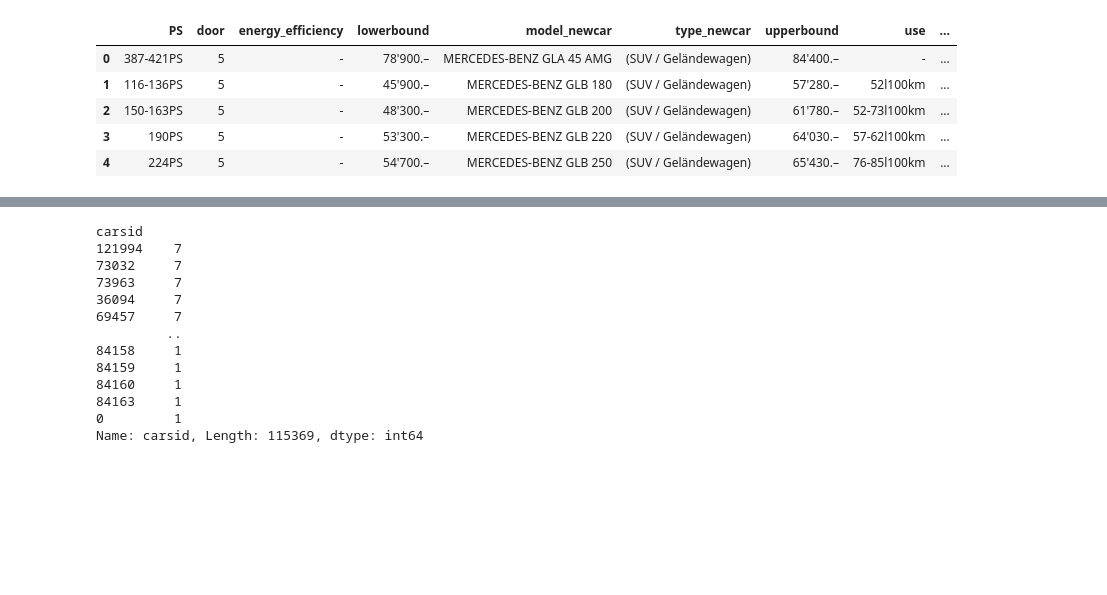
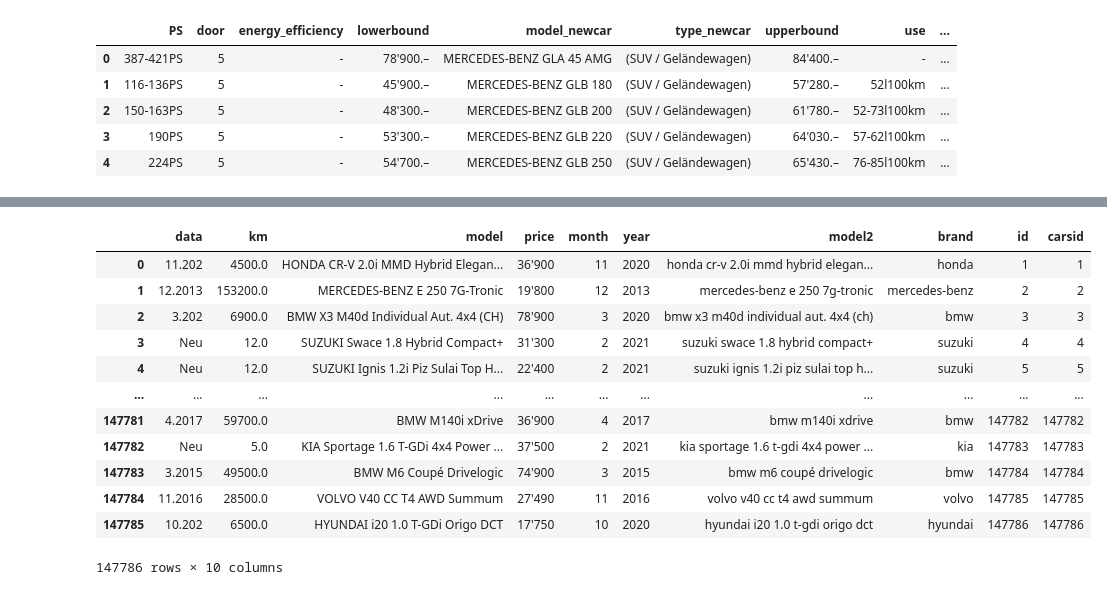
Before and after one commit to JanRuffian/WebScraping_Scout24, a Jupyter notebook: WebScraping.ipynb, the cells around one changed output, grey strips where cells are left out. Saved outputs shown, nothing was run; the diff lists cells and outputs as text; code cells hidden in the pictures; blank space fills up the shorter version.

```diff
--- a/WebScraping.ipynb
+++ b/WebScraping.ipynb
@@ -249,16 +230,16 @@ id_list = pd.DataFrame({'carsid' : key2,
-# %%
-group = id_list.groupby("carsid")['carsid'].agg("count").sort_values(ascending=False)
-# %% [output]
-carsid
-121994    7
-73032     7
-73963     7
-36094     7
-69457     7
-         ..
-84158     1
-84159     1
-84160     1
-84163     1
-0         1
-Name: carsid, Length: 115369, dtype: int64
+# %%
+cars.head()
+# %% [output]
+|  | data | km | model | price | month | year | model2 | brand | id | carsid |
+| 0 | 11.202 | 4500.0 | HONDA CR-V 2.0i MMD Hybrid Elegan... | 36'900 | 11 | 2020 | honda cr-v 2.0i mmd hybrid elegan... | honda | 1 | 1 |
+| 1 | 12.2013 | 153200.0 | MERCEDES-BENZ E 250 7G-Tronic | 19'800 | 12 | 2013 | mercedes-benz e 250 7g-tronic | mercedes-benz | 2 | 2 |
+| 2 | 3.202 | 6900.0 | BMW X3 M40d Individual Aut. 4x4 (CH) | 78'900 | 3 | 2020 | bmw x3 m40d individual aut. 4x4 (ch) | bmw | 3 | 3 |
+| 3 | Neu | 12.0 | SUZUKI Swace 1.8 Hybrid Compact+ | 31'300 | 2 | 2021 | suzuki swace 1.8 hybrid compact+ | suzuki | 4 | 4 |
+| 4 | Neu | 12.0 | SUZUKI Ignis 1.2i Piz Sulai Top H... | 22'400 | 2 | 2021 | suzuki ignis 1.2i piz sulai top h... | suzuki | 5 | 5 |
+| ... | ... | ... | ... | ... | ... | ... | ... | ... | ... | ... |
+| 147781 | 4.2017 | 59700.0 | BMW M140i xDrive | 36'900 | 4 | 2017 | bmw m140i xdrive | bmw | 147782 | 147782 |
+| 147782 | Neu | 5.0 | KIA Sportage 1.6 T-GDi 4x4 Power ... | 37'500 | 2 | 2021 | kia sportage 1.6 t-gdi 4x4 power ... | kia | 147783 | 147783 |
+| 147783 | 3.2015 | 49500.0 | BMW M6 Coupé Drivelogic | 74'900 | 3 | 2015 | bmw m6 coupé drivelogic | bmw | 147784 | 147784 |
+| 147784 | 11.2016 | 28500.0 | VOLVO V40 CC T4 AWD Summum | 27'490 | 11 | 2016 | volvo v40 cc t4 awd summum | volvo | 147785 | 147785 |
+| 147785 | 10.202 | 6500.0 | HYUNDAI i20 1.0 T-GDi Origo DCT | 17'750 | 10 | 2020 | hyundai i20 1.0 t-gdi origo dct | hyundai | 147786 | 147786 |
+147786 rows × 10 columns
```
Also changed, not shown: parts of 13 cells of this notebook.
